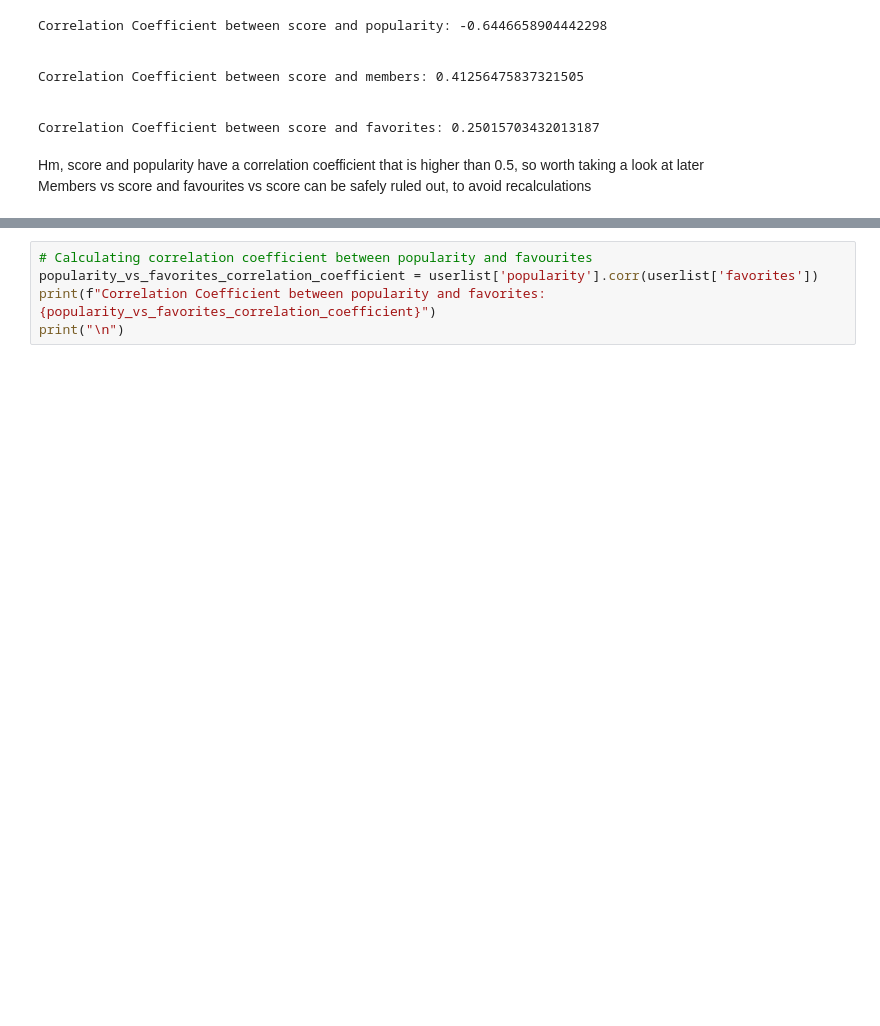
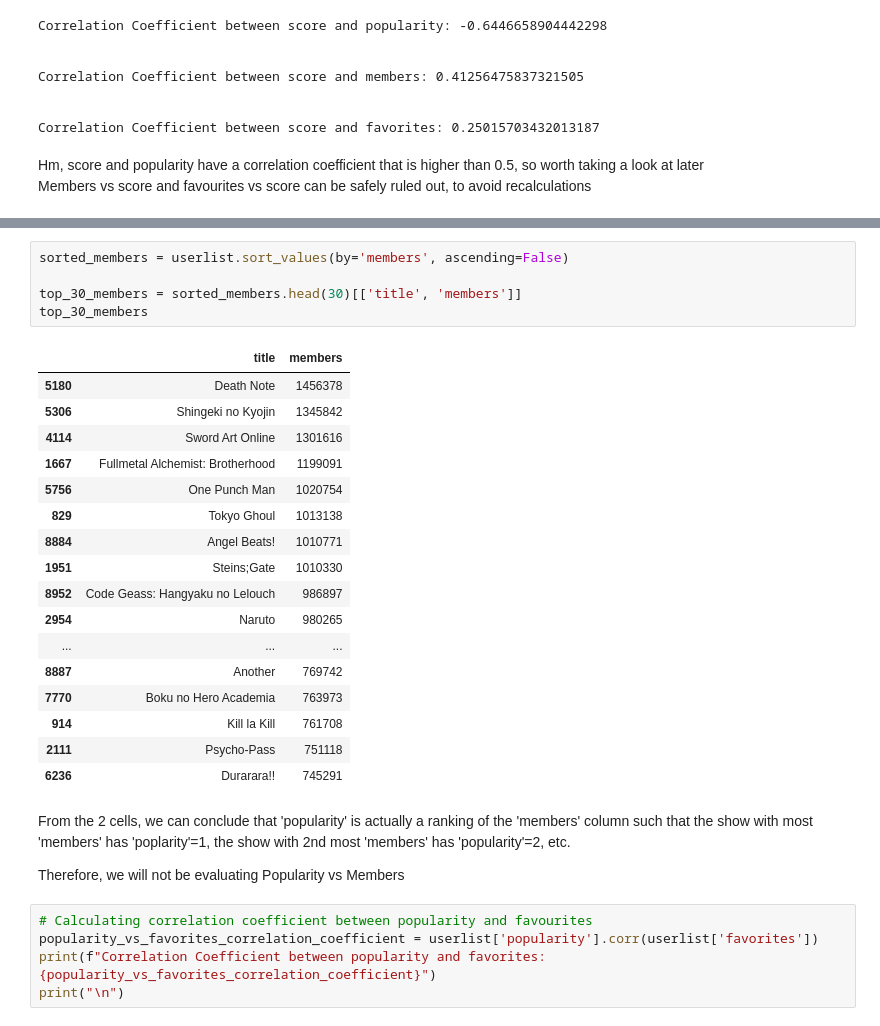
Before and after one commit to TanGuiShan/mini_project, a Jupyter notebook: InitialExplorationV2.ipynb, the cells around one changed output, grey strips where cells are left out. Saved outputs shown, nothing was run; the diff lists cells and outputs as text; blank space fills up the shorter version.

```diff
--- a/InitialExplorationV2.ipynb
+++ b/InitialExplorationV2.ipynb
@@ -451,3 +475,30 @@ Popularity vs members will not be evaluated, since they are closely related
+# %%
+sorted_members = userlist.sort_values(by='members', ascending=False)
+
+top_30_members = sorted_members.head(30)[['title', 'members']]
+top_30_members
+# %% [output]
+|  | title | members |
+| 5180 | Death Note | 1456378 |
+| 5306 | Shingeki no Kyojin | 1345842 |
+| 4114 | Sword Art Online | 1301616 |
+| 1667 | Fullmetal Alchemist: Brotherhood | 1199091 |
+| 5756 | One Punch Man | 1020754 |
+| 829 | Tokyo Ghoul | 1013138 |
+| 8884 | Angel Beats! | 1010771 |
+| 1951 | Steins;Gate | 1010330 |
+| 8952 | Code Geass: Hangyaku no Lelouch | 986897 |
+| 2954 | Naruto | 980265 |
+| ... | ... | ... |
+| 8887 | Another | 769742 |
+| 7770 | Boku no Hero Academia | 763973 |
+| 914 | Kill la Kill | 761708 |
+| 2111 | Psycho-Pass | 751118 |
+| 6236 | Durarara!! | 745291 |
+# %% [markdown]
+From the 2 cells, we can conclude that 'popularity' is actually a ranking of the 'members' column such that the show with most 'members' has 'poplarity'=1, the show with 2nd most 'members' has 'popularity'=2, etc.
+
+Therefore, we will not be evaluating Popularity vs Members
 # %%
 # Calculating correlation coefficient between popularity and favourites
 popularity_vs_favorites_correlation_coefficient = userlist['popularity'].corr(userlist['favorites'])
```
Also changed, not shown: parts of 3 cells of this notebook.
